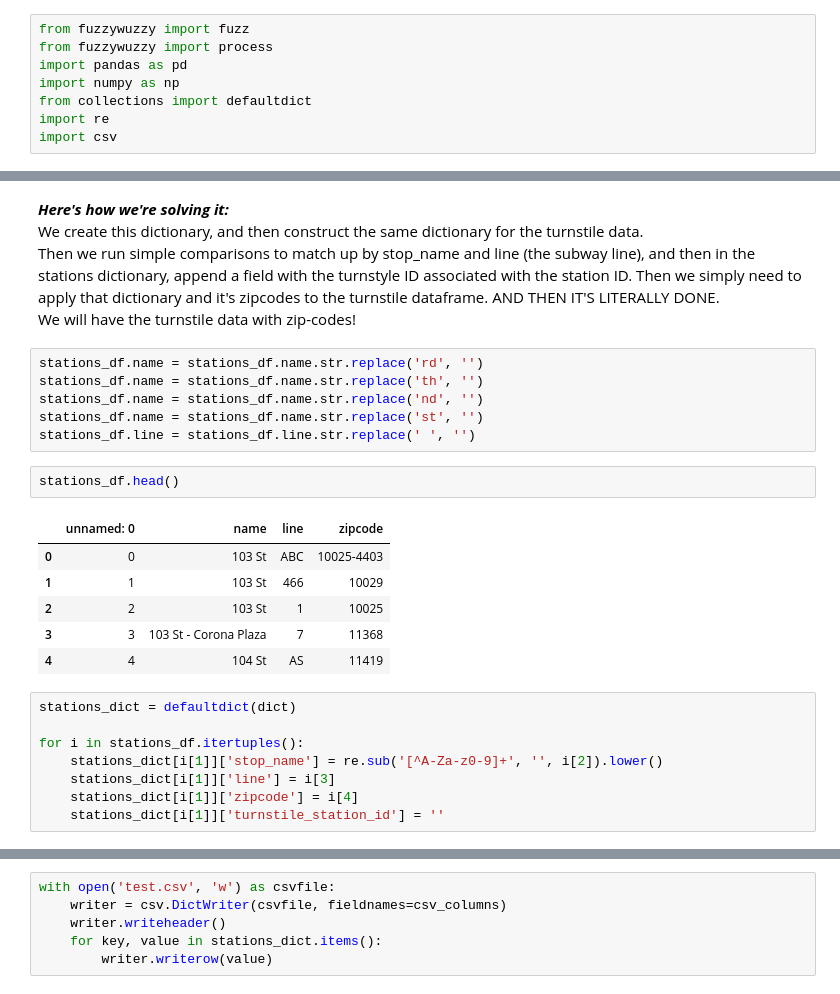
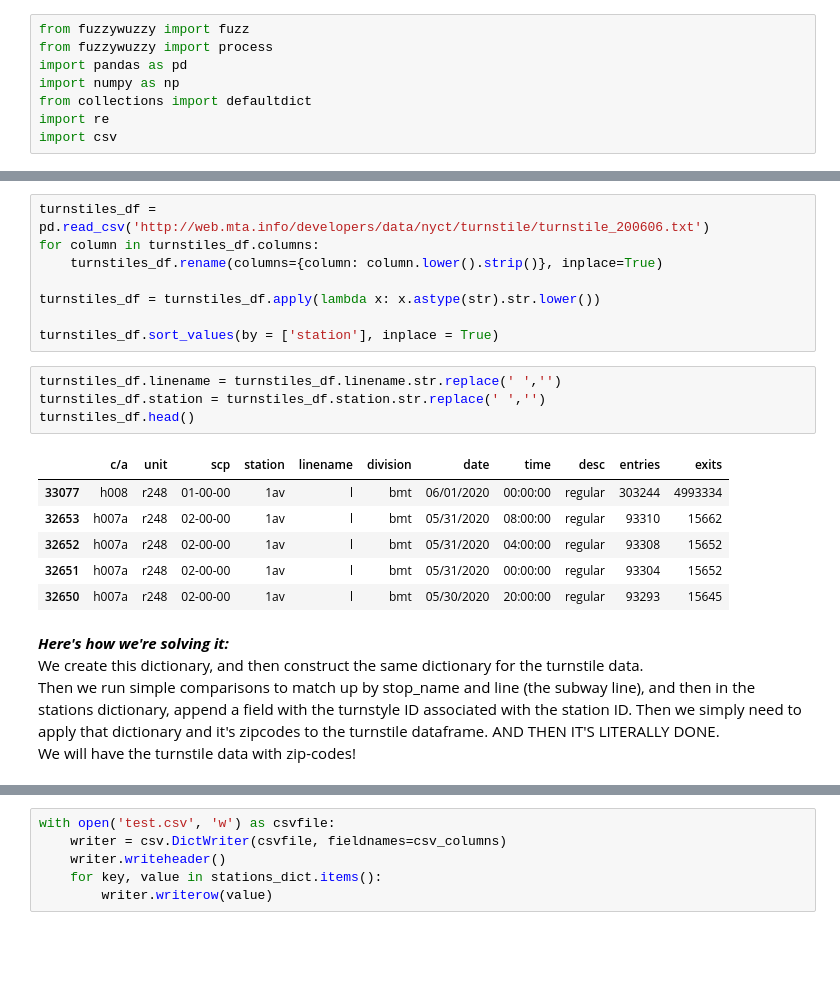
Before and after one commit to bshaiman/MTA-Project, a Jupyter notebook: the_merge_problem.ipynb, the cells around one changed output, grey strips where cells are left out. Cells and saved outputs as stored; diff of their text form; blank space fills up the shorter version.

```diff
--- a/the_merge_problem.ipynb
+++ b/the_merge_problem.ipynb
@@ -43,28 +32,24 @@ turnstile_df.head()
+# %%
+turnstiles_df = pd.read_csv('http://web.mta.info/developers/data/nyct/turnstile/turnstile_200606.txt')
+for column in turnstiles_df.columns:
+    turnstiles_df.rename(columns={column: column.lower().strip()}, inplace=True)
+
+turnstiles_df = turnstiles_df.apply(lambda x: x.astype(str).str.lower())
+
+turnstiles_df.sort_values(by = ['station'], inplace = True)
+# %%
+turnstiles_df.linename = turnstiles_df.linename.str.replace(' ','')
+turnstiles_df.station = turnstiles_df.station.str.replace(' ','')
+turnstiles_df.head()
+# %% [output]
+|  | c/a | unit | scp | station | linename | division | date | time | desc | entries | exits |
+| 33077 | h008 | r248 | 01-00-00 | 1av | l | bmt | 06/01/2020 | 00:00:00 | regular | 303244 | 4993334 |
+| 32653 | h007a | r248 | 02-00-00 | 1av | l | bmt | 05/31/2020 | 08:00:00 | regular | 93310 | 15662 |
+| 32652 | h007a | r248 | 02-00-00 | 1av | l | bmt | 05/31/2020 | 04:00:00 | regular | 93308 | 15652 |
+| 32651 | h007a | r248 | 02-00-00 | 1av | l | bmt | 05/31/2020 | 00:00:00 | regular | 93304 | 15652 |
+| 32650 | h007a | r248 | 02-00-00 | 1av | l | bmt | 05/30/2020 | 20:00:00 | regular | 93293 | 15645 |
 # %% [markdown]
 ***Here's how we're solving it:***
 We create this dictionary, and then construct the same dictionary for the turnstile data.
 Then we run simple comparisons to match up by stop_name and line (the subway line), and then in the stations dictionary, append a field with the turnstyle ID associated with the station ID. Then we simply need to apply that dictionary and it's zipcodes to the turnstile dataframe. AND THEN IT'S LITERALLY DONE.
 We will have the turnstile data with zip-codes!
-# %%
-stations_df.name = stations_df.name.str.replace('rd', '')
-stations_df.name = stations_df.name.str.replace('th', '')
-stations_df.name = stations_df.name.str.replace('nd', '')
-stations_df.name = stations_df.name.str.replace('st', '')
-stations_df.line = stations_df.line.str.replace(' ', '')
-# %%
-stations_df.head()
-# %% [output]
-|  | unnamed: 0 | name | line | zipcode |
-| 0 | 0 | 103 St | ABC | 10025-4403 |
-| 1 | 1 | 103 St | 466 | 10029 |
-| 2 | 2 | 103 St | 1 | 10025 |
-| 3 | 3 | 103 St - Corona Plaza | 7 | 11368 |
-| 4 | 4 | 104 St | AS | 11419 |
-# %%
-stations_dict = defaultdict(dict)
-
-for i in stations_df.itertuples():
-    stations_dict[i[1]]['stop_name'] = re.sub('[^A-Za-z0-9]+', '', i[2]).lower()
-    stations_dict[i[1]]['line'] = i[3]
-    stations_dict[i[1]]['zipcode'] = i[4]
-    stations_dict[i[1]]['turnstile_station_id'] = ''
```
Also changed, not shown: parts of 18 cells of this notebook, 1 other file.
